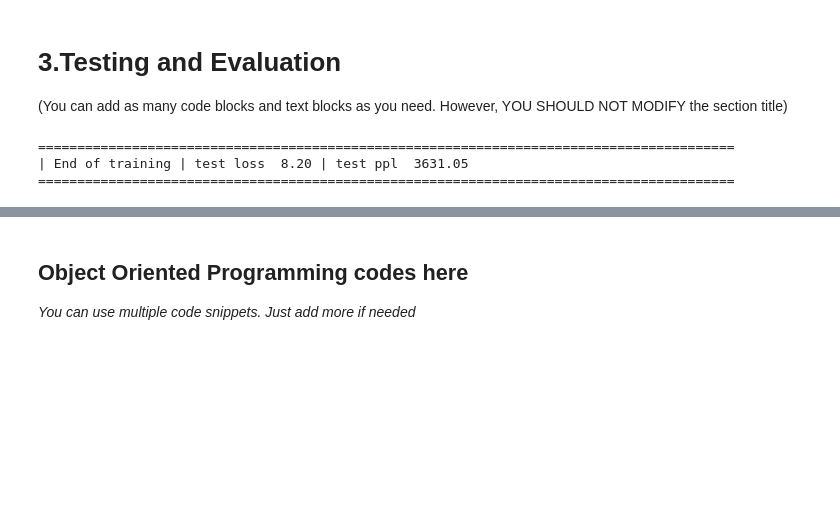
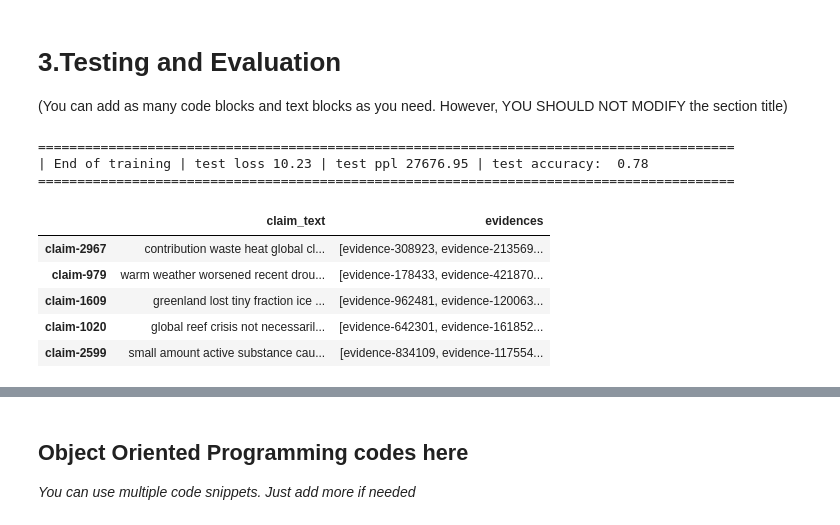
Before and after one commit to kaiyuanCui/nlp-group-project, a Jupyter notebook: testing-grounds/retrieval_combined.ipynb, the cells around one changed output, grey strips where cells are left out. Cells and saved outputs as stored; diff of their text form; code cells hidden in the pictures; blank space fills up the shorter version.

Commit message:
implemented train dev splits and filtering evidences using model

```diff
--- a/testing-grounds/retrieval_combined.ipynb
+++ b/testing-grounds/retrieval_combined.ipynb
@@ -370,15 +367,60 @@ tensor([1, 1, 0, 1, 1, 1, 1, 1, 1, 1, 1, 1, 1, 0, 0, 1, 1, 1, 1, 1])
 # %% [markdown]
 # 3.Testing and Evaluation
 (You can add as many code blocks and text blocks as you need. However, YOU SHOULD NOT MODIFY the section title)
-# %%
-test_loss = evaluate(dataloader, best_model) #TODO: Replace with test data
-
-
-print('=' * 89)
-print('| End of training | test loss {:5.2f} | test ppl {:8.2f}'.format(
-    test_loss, math.exp(test_loss)))
-print('=' * 89)
-# %% [output]
-=========================================================================================
-| End of training | test loss  8.20 | test ppl  3631.05
-=========================================================================================
+# %%
+def accuracy(val_data_loader, eval_model):
+    model.eval()
+    total_correct = 0
+    total_samples = 0
+
+    for inputs, labels, offsets in val_data_loader:
+        outputs = model(inputs)
+        predicted_labels = torch.argmax(outputs, dim=1)
+        total_samples += labels.size(0)
+        total_correct += (predicted_labels == labels).sum().item()
+
+    accuracy = total_correct / total_samples
+    return accuracy
+
+test_loss = evaluate(val_dataloader, best_model)
+test_acc = accuracy(val_dataloader, best_model)
+
+print('=' * 89)
+print('| End of training | test loss {:5.2f} | test ppl {:8.2f} | test accuracy: {:5.2f}'.format(
+    test_loss, math.exp(test_loss), test_acc))
+print('=' * 89)
+# %% [output]
+=========================================================================================
+| End of training | test loss 10.23 | test ppl 27676.95 | test accuracy:  0.78
+=========================================================================================
+# %%
+# Try to use the model on unseen test claims:
+# Get all evidences that are likely to be relevant using a similarity score
+
+# Vectorizing preprocessed text
+# TODO: replace Tfidf with contextual embedding
+vectorizer = TfidfVectorizer()
+all_texts = pd.concat([processed_evidence, processed_train_claim])
+vectorizer.fit(all_texts)
+
+evidence_tfidf = vectorizer.transform(processed_evidence)
+test_tfidf = vectorizer.transform(processed_test)
+
+similarity_matrix = cosine_similarity(test_tfidf, evidence_tfidf)
+
+def getTopN(similarity_matrix, test, evidence, n):
+  test = test.to_frame(name='claim_text')
+  top_indices = np.argsort(-similarity_matrix, axis = 1)[:, :n]
+  top_evidence = [[str(evidence.index[i]) for i in row] for row in top_indices]
+  test['evidences'] = top_evidence
+  return test
+
+test_with_evi = getTopN(similarity_matrix, processed_test, processed_evidence, 10)
+test_with_evi.head()
+# %% [output]
+|  | claim_text | evidences |
+| claim-2967 | contribution waste heat global cl... | [evidence-308923, evidence-213569... |
+| claim-979 | warm weather worsened recent drou... | [evidence-178433, evidence-421870... |
+| claim-1609 | greenland lost tiny fraction ice ... | [evidence-962481, evidence-120063... |
+| claim-1020 | global reef crisis not necessaril... | [evidence-642301, evidence-161852... |
+| claim-2599 | small amount active substance cau... | [evidence-834109, evidence-117554... |
```
Also changed, not shown: parts of 12 cells of this notebook.
